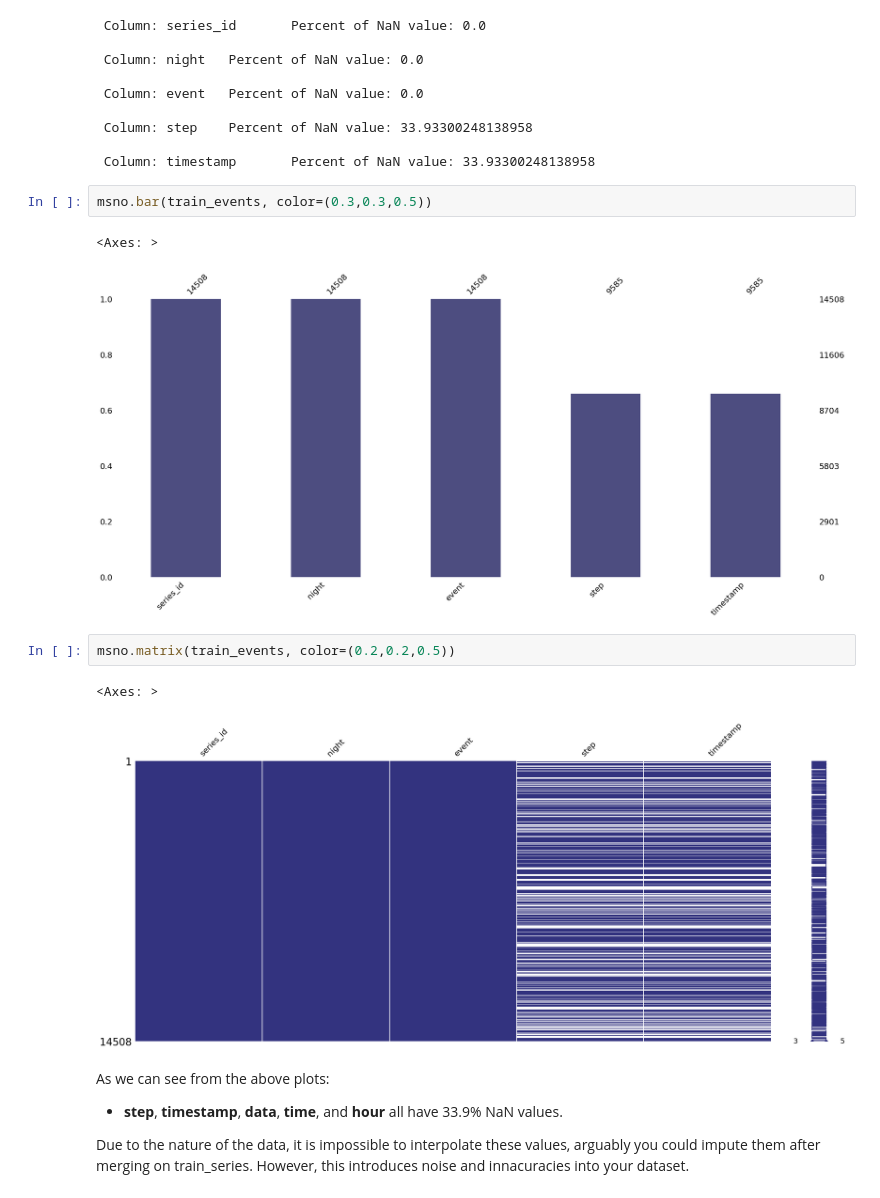
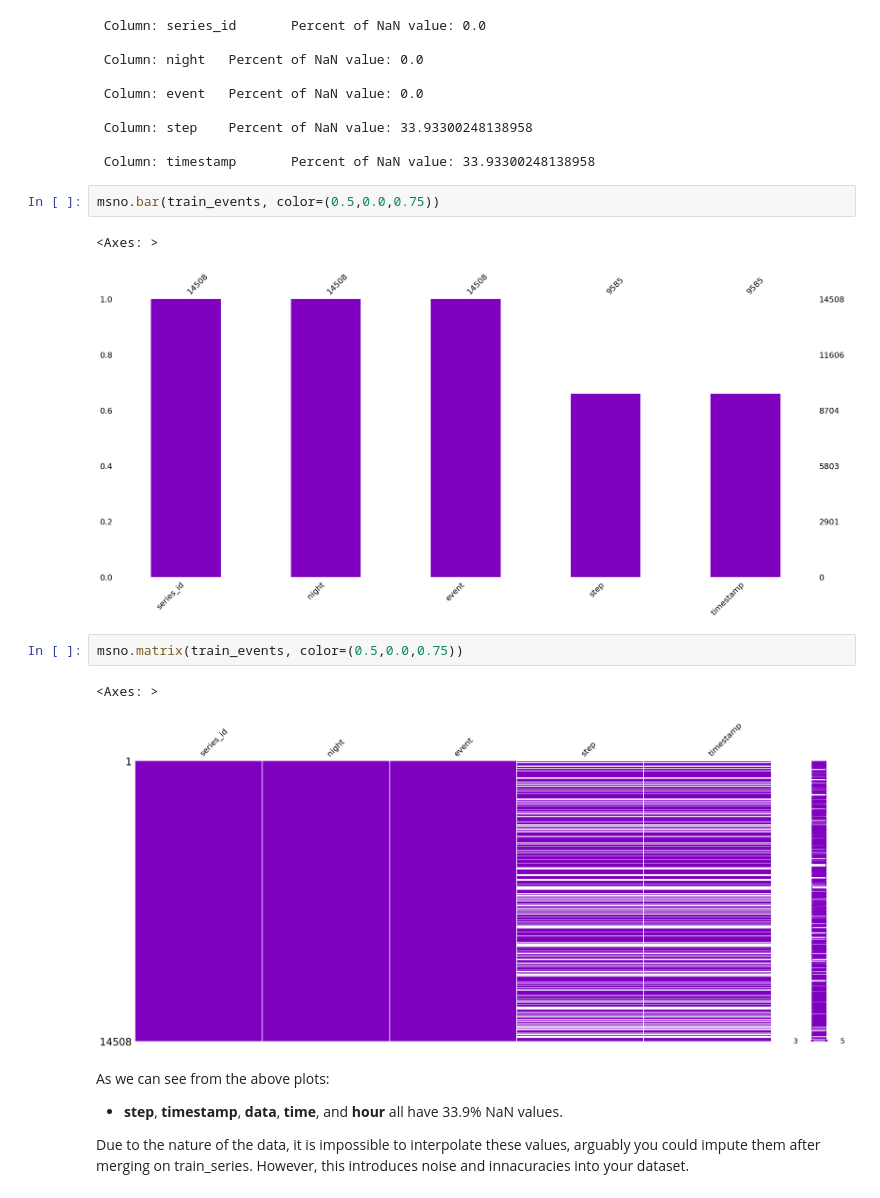
Before and after one commit to AmirMohammadiKarbalaei/Detect-Sleep-States-CMI, a Jupyter notebook: notebooks/eda - 1.0.ipynb, the cells around one changed output. Cells and saved outputs as stored; diff of their text form.

```diff
--- a/notebooks/eda - 1.0.ipynb
+++ b/notebooks/eda - 1.0.ipynb
@@ -83,15 +83,15 @@ for col in train_events.columns:
 
  Column: timestamp       Percent of NaN value: 33.93300248138958
 # %%
-msno.bar(train_events, color=(0.3,0.3,0.5))
+msno.bar(train_events, color=(0.5,0.0,0.75))
 # %% [output]
 <Axes: >
-[figure, old version]
+[figure, new version]
 # %%
-msno.matrix(train_events, color=(0.2,0.2,0.5))
+msno.matrix(train_events, color=(0.5,0.0,0.75))
 # %% [output]
 <Axes: >
-[figure, old version]
+[figure, new version]
 # %% [markdown]
 As we can see from the above plots:
 
```
Also changed, not shown: parts of 5 cells of this notebook.
